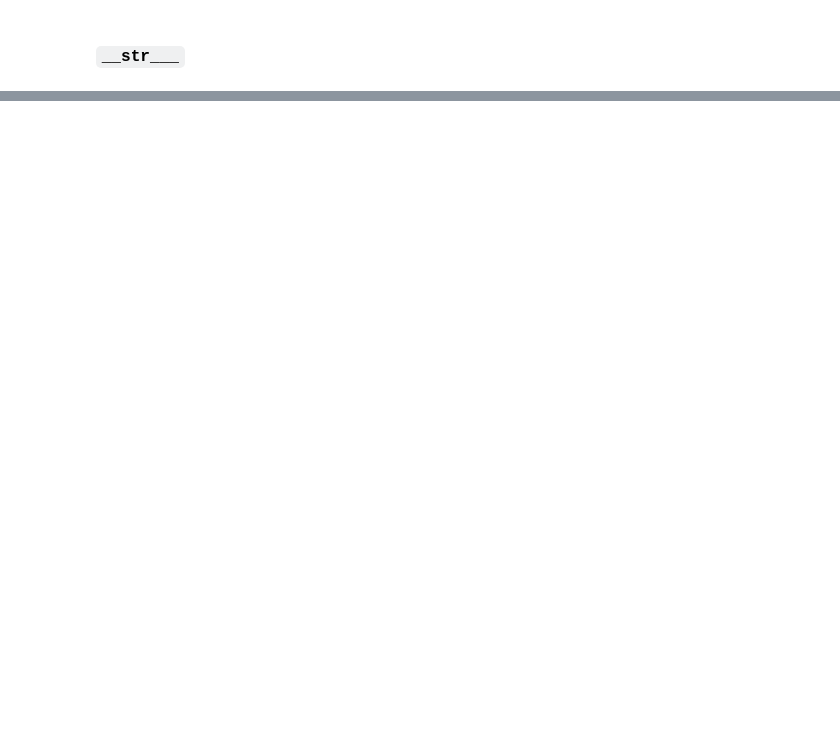
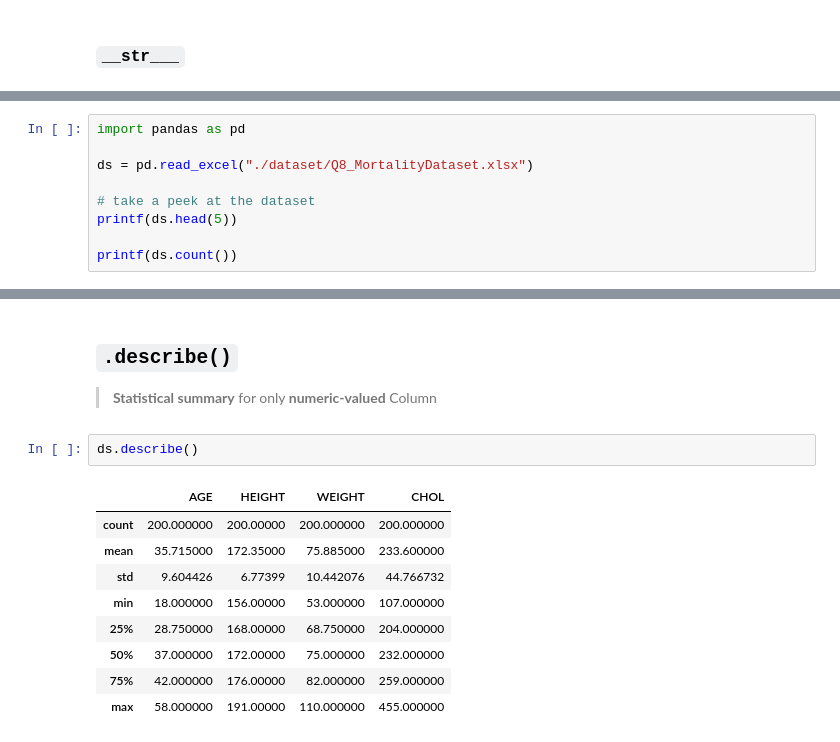
Before and after one commit to thetrotfreak/MCA171, a Jupyter notebook: lecture.ipynb, the cells around one changed output, grey strips where cells are left out. Drawn from its saved outputs; the diff is of its cells as text; blank space fills up the shorter version.

````diff
--- a/lecture.ipynb
+++ b/lecture.ipynb
@@ -780,0 +1601,9 @@ Python Crash Course: A Hands-On, Project-Based Introduction To Programming
+# %%
+import pandas as pd
+
+ds = pd.read_excel("./dataset/Q8_MortalityDataset.xlsx")
+
+# take a peek at the dataset
+printf(ds.head(5))
+
+printf(ds.count())
@@ -780,0 +1670,16 @@ Python Crash Course: A Hands-On, Project-Based Introduction To Programming
+# %% [markdown]
+## ```.describe()```
+
+> **Statistical summary** for only **numeric-valued** Column
+# %%
+ds.describe()
+# %% [output]
+|  | AGE | HEIGHT | WEIGHT | CHOL |
+| count | 200.000000 | 200.00000 | 200.000000 | 200.000000 |
+| mean | 35.715000 | 172.35000 | 75.885000 | 233.600000 |
+| std | 9.604426 | 6.77399 | 10.442076 | 44.766732 |
+| min | 18.000000 | 156.00000 | 53.000000 | 107.000000 |
+| 25% | 28.750000 | 168.00000 | 68.750000 | 204.000000 |
+| 50% | 37.000000 | 172.00000 | 75.000000 | 232.000000 |
+| 75% | 42.000000 | 176.00000 | 82.000000 | 259.000000 |
+| max | 58.000000 | 191.00000 | 110.000000 | 455.000000 |
````
Also changed, not shown: parts of 147 cells of this notebook.
